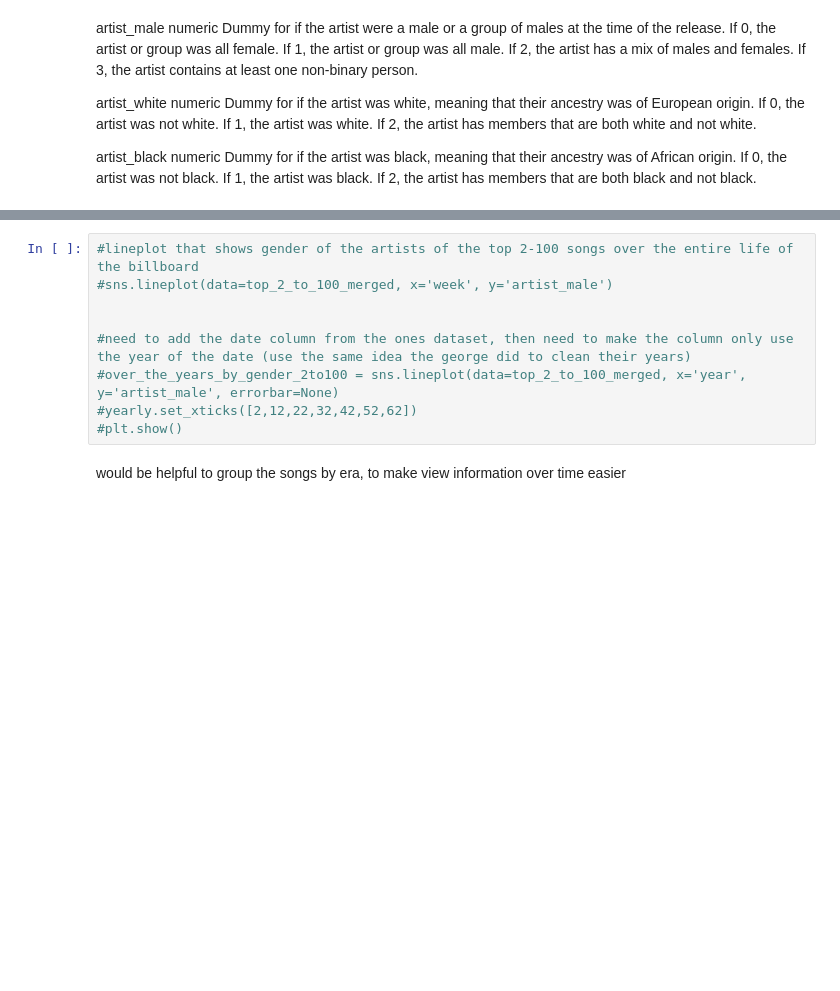
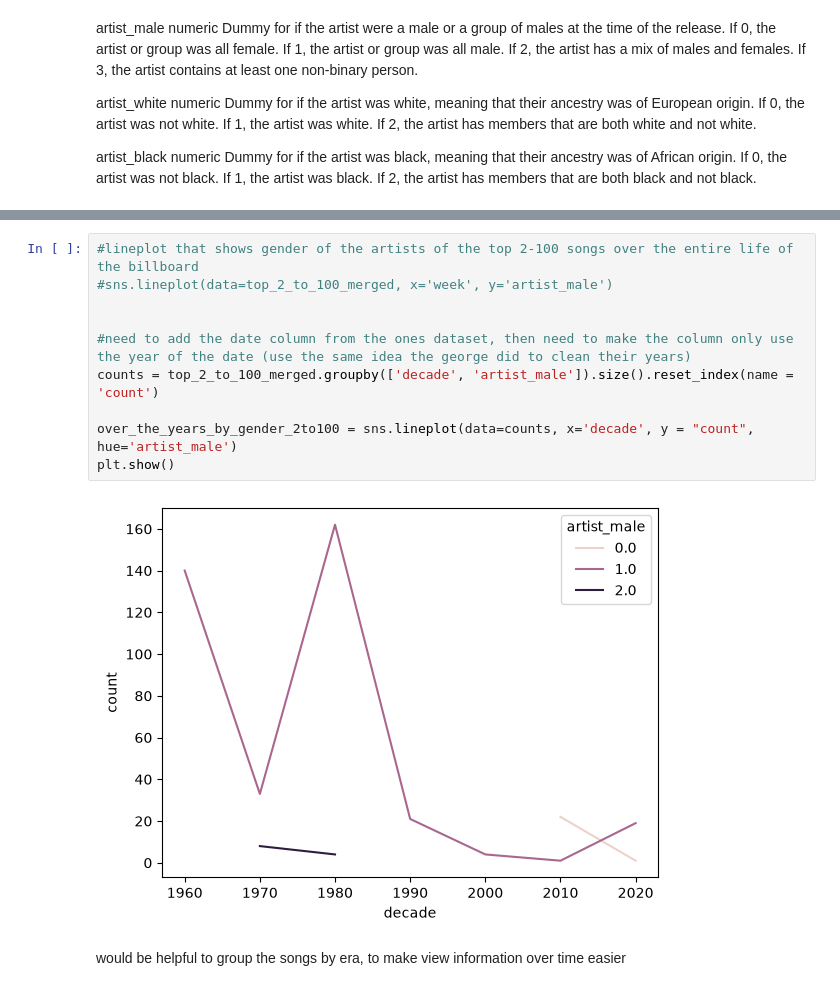
Before and after one commit to IzzyMRob/CS_161_Project, a Jupyter notebook: caden_artist_demographic.ipynb, the cells around one changed output, grey strips where cells are left out. Saved outputs shown, nothing was run; the diff lists cells and outputs as text; blank space fills up the shorter version.

```diff
--- a/caden_artist_demographic.ipynb
+++ b/caden_artist_demographic.ipynb
@@ -141,11 +181,14 @@ Index(['Unnamed: 0', 'week', 'song', 'artist', 'this_week', 'last_week',
 # %%
 #lineplot that shows gender of the artists of the top 2-100 songs over the entire life of the billboard
 #sns.lineplot(data=top_2_to_100_merged, x='week', y='artist_male')
 
 
 #need to add the date column from the ones dataset, then need to make the column only use the year of the date (use the same idea the george did to clean their years)
-#over_the_years_by_gender_2to100 = sns.lineplot(data=top_2_to_100_merged, x='year', y='artist_male', errorbar=None)
-#yearly.set_xticks([2,12,22,32,42,52,62])
-#plt.show()
+counts = top_2_to_100_merged.groupby(['decade', 'artist_male']).size().reset_index(name = 'count')
+
+over_the_years_by_gender_2to100 = sns.lineplot(data=counts, x='decade', y = "count", hue='artist_male')
+plt.show()
+# %% [output]
+[figure, added]
 # %% [markdown]
 would be helpful to group the songs by era, to make view information over time easier
```
Also changed, not shown: parts of 16 cells of this notebook.
